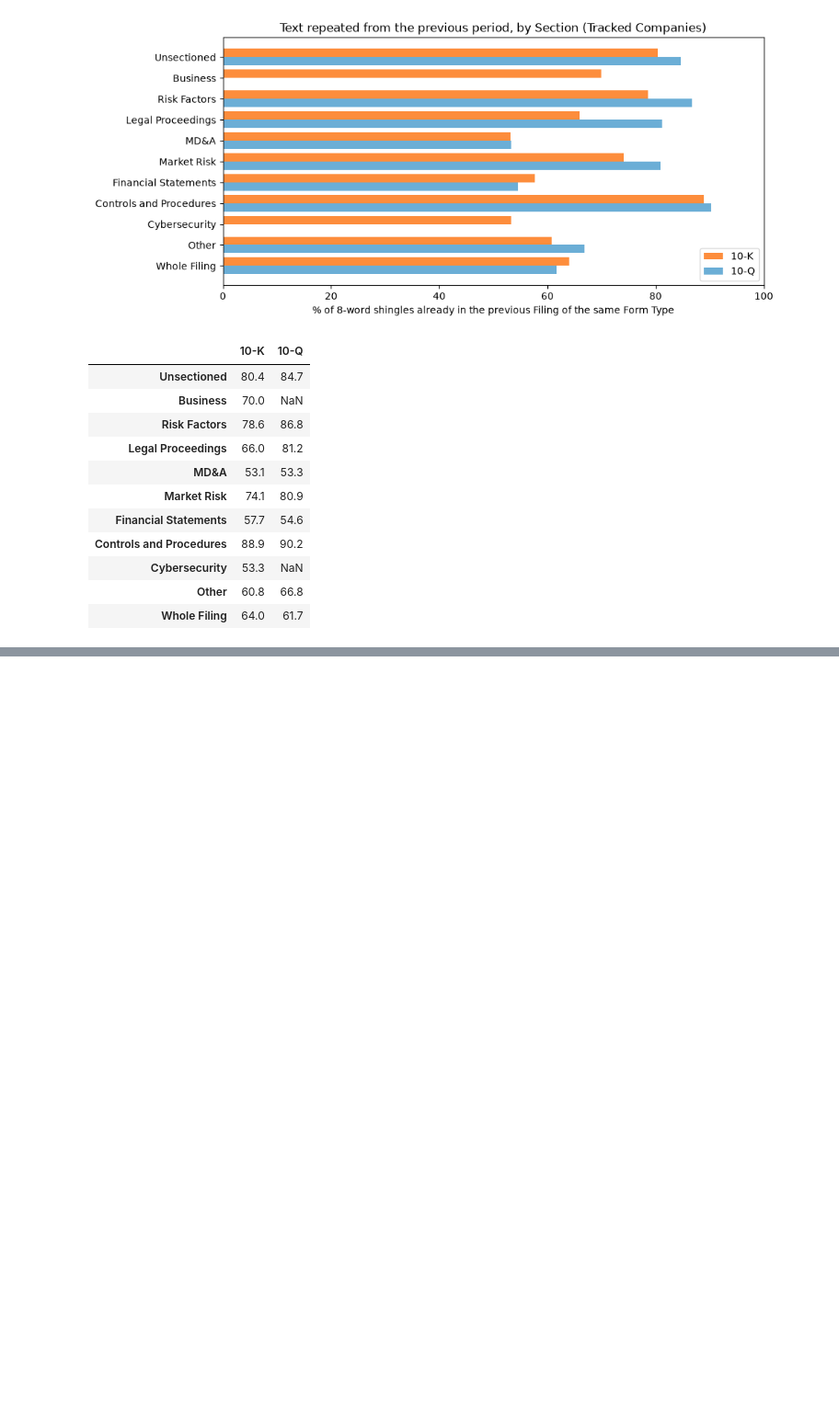
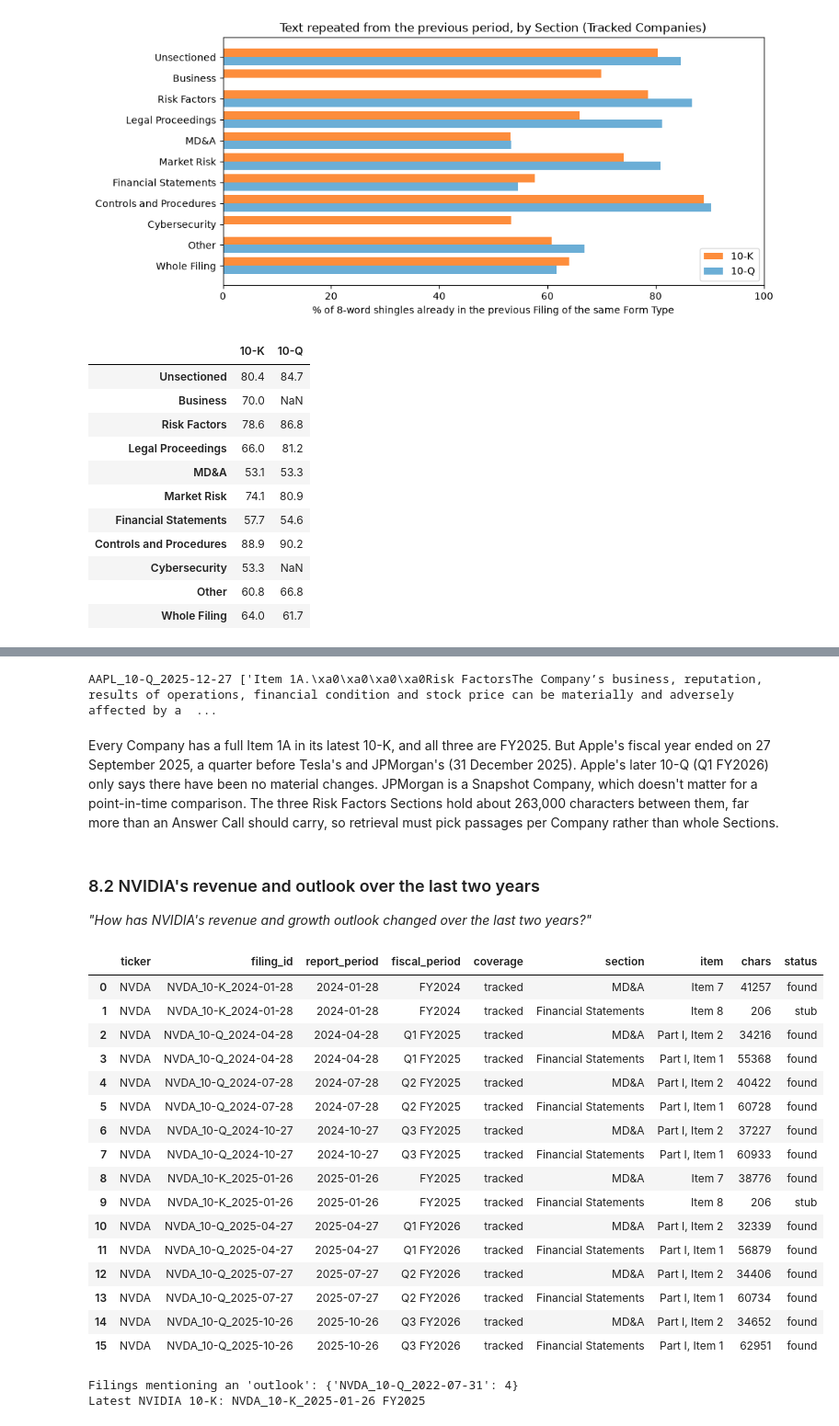
Before and after one commit to dwest1507/eliza-assessment, a Jupyter notebook: backend/notebooks/eda.ipynb, the cells around one changed output, grey strips where cells are left out. Shown at 92% size. Drawn from its saved outputs; the diff is of its cells as text; code cells hidden in the pictures; blank space fills up the shorter version.

```diff
--- a/backend/notebooks/eda.ipynb
+++ b/backend/notebooks/eda.ipynb
@@ -1909,0 +2012,47 @@ by_section
+# %%
+aapl_update = tenqs_after_latest_10k("AAPL")[0]
+print(aapl_update.filing_id, [s.text for s in aapl_update.sections if s.name == "Risk Factors"])
+# %% [output]
+AAPL_10-Q_2025-12-27 ['Item 1A.\xa0\xa0\xa0\xa0Risk FactorsThe Company’s business, reputation, results of operations, financial condition and stock price can be materially and adversely affected by a  ...
+# %% [markdown]
+Every Company has a full Item 1A in its latest 10-K, and all three are FY2025. But
+Apple's fiscal year ended on 27 September 2025, a quarter before Tesla's and
+JPMorgan's (31 December 2025). Apple's later 10-Q (Q1 FY2026) only says there have
+been no material changes. JPMorgan is a Snapshot Company, which doesn't matter for a
+point-in-time comparison. The three Risk Factors Sections hold about 263,000
+characters between them, far more than an Answer Call should carry, so retrieval
+must pick passages per Company rather than whole Sections.
+# %% [markdown]
+### 8.2 NVIDIA's revenue and outlook over the last two years
+
+_"How has NVIDIA's revenue and growth outlook changed over the last two years?"_
+# %%
+q2 = trace([(last_two_years("NVDA"), ["MD&A", "Financial Statements"])])
+q2
+# %% [output]
+|  | ticker | filing_id | report_period | fiscal_period | coverage | section | item | chars | status |
+| 0 | NVDA | NVDA_10-K_2024-01-28 | 2024-01-28 | FY2024 | tracked | MD&A | Item 7 | 41257 | found |
+| 1 | NVDA | NVDA_10-K_2024-01-28 | 2024-01-28 | FY2024 | tracked | Financial Statements | Item 8 | 206 | stub |
+| 2 | NVDA | NVDA_10-Q_2024-04-28 | 2024-04-28 | Q1 FY2025 | tracked | MD&A | Part I, Item 2 | 34216 | found |
+| 3 | NVDA | NVDA_10-Q_2024-04-28 | 2024-04-28 | Q1 FY2025 | tracked | Financial Statements | Part I, Item 1 | 55368 | found |
+| 4 | NVDA | NVDA_10-Q_2024-07-28 | 2024-07-28 | Q2 FY2025 | tracked | MD&A | Part I, Item 2 | 40422 | found |
+| 5 | NVDA | NVDA_10-Q_2024-07-28 | 2024-07-28 | Q2 FY2025 | tracked | Financial Statements | Part I, Item 1 | 60728 | found |
+| 6 | NVDA | NVDA_10-Q_2024-10-27 | 2024-10-27 | Q3 FY2025 | tracked | MD&A | Part I, Item 2 | 37227 | found |
+| 7 | NVDA | NVDA_10-Q_2024-10-27 | 2024-10-27 | Q3 FY2025 | tracked | Financial Statements | Part I, Item 1 | 60933 | found |
+| 8 | NVDA | NVDA_10-K_2025-01-26 | 2025-01-26 | FY2025 | tracked | MD&A | Item 7 | 38776 | found |
+| 9 | NVDA | NVDA_10-K_2025-01-26 | 2025-01-26 | FY2025 | tracked | Financial Statements | Item 8 | 206 | stub |
+| 10 | NVDA | NVDA_10-Q_2025-04-27 | 2025-04-27 | Q1 FY2026 | tracked | MD&A | Part I, Item 2 | 32339 | found |
+| 11 | NVDA | NVDA_10-Q_2025-04-27 | 2025-04-27 | Q1 FY2026 | tracked | Financial Statements | Part I, Item 1 | 56879 | found |
+| 12 | NVDA | NVDA_10-Q_2025-07-27 | 2025-07-27 | Q2 FY2026 | tracked | MD&A | Part I, Item 2 | 34406 | found |
+| 13 | NVDA | NVDA_10-Q_2025-07-27 | 2025-07-27 | Q2 FY2026 | tracked | Financial Statements | Part I, Item 1 | 60734 | found |
+| 14 | NVDA | NVDA_10-Q_2025-10-26 | 2025-10-26 | Q3 FY2026 | tracked | MD&A | Part I, Item 2 | 34652 | found |
+| 15 | NVDA | NVDA_10-Q_2025-10-26 | 2025-10-26 | Q3 FY2026 | tracked | Financial Statements | Part I, Item 1 | 62951 | found |
+# %%
+nvda_outlook = {
+    f.filing_id: len(re.findall(r"outlook", f.body, re.IGNORECASE)) for f in company_filings["NVDA"]
+}
+print("Filings mentioning an 'outlook':", {k: v for k, v in nvda_outlook.items() if v})
+print("Latest NVIDIA 10-K:", latest_filing("NVDA").filing_id, latest_filing("NVDA").fiscal_period)
+# %% [output]
+Filings mentioning an 'outlook': {'NVDA_10-Q_2022-07-31': 4}
+Latest NVIDIA 10-K: NVDA_10-K_2025-01-26 FY2025
```
Also changed, not shown: parts of 19 cells of this notebook, 4 other files.
